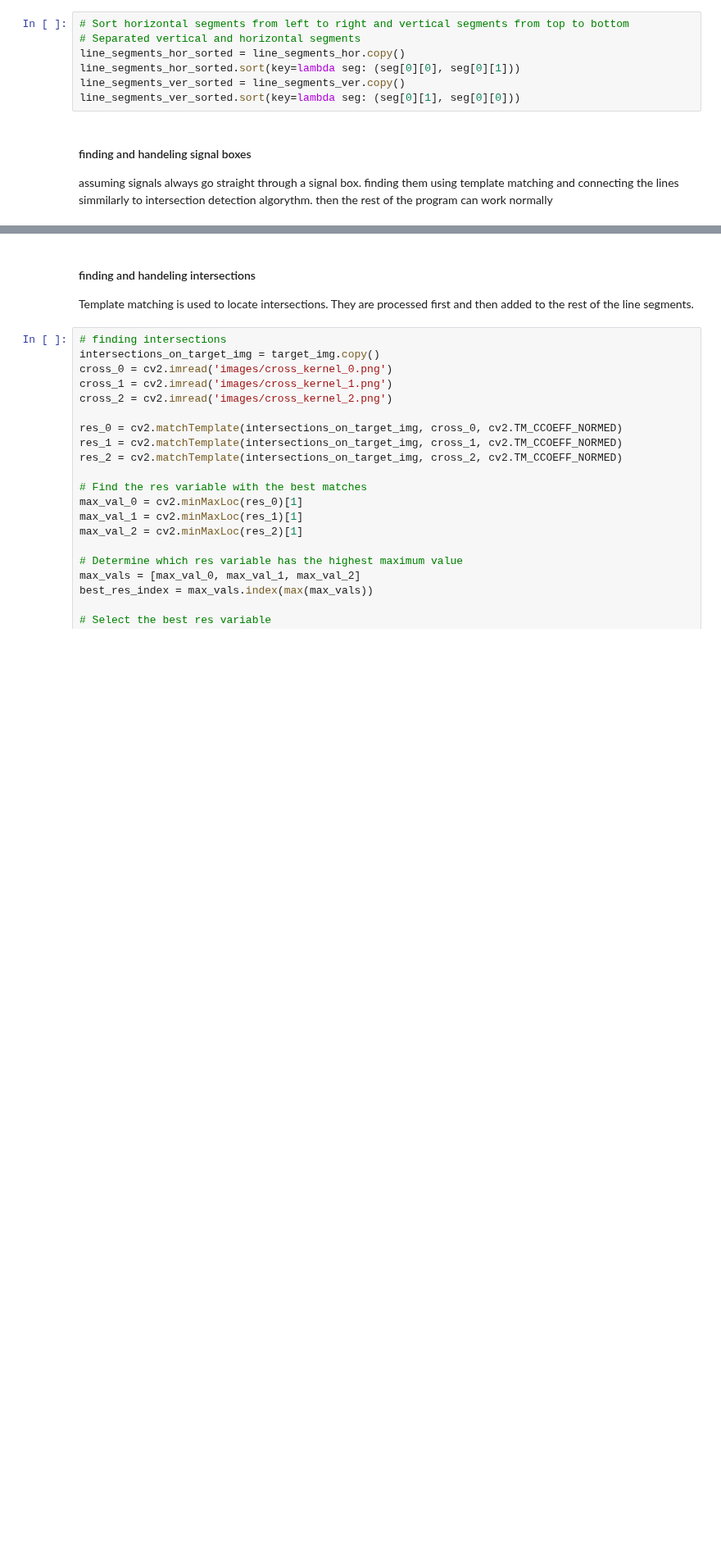
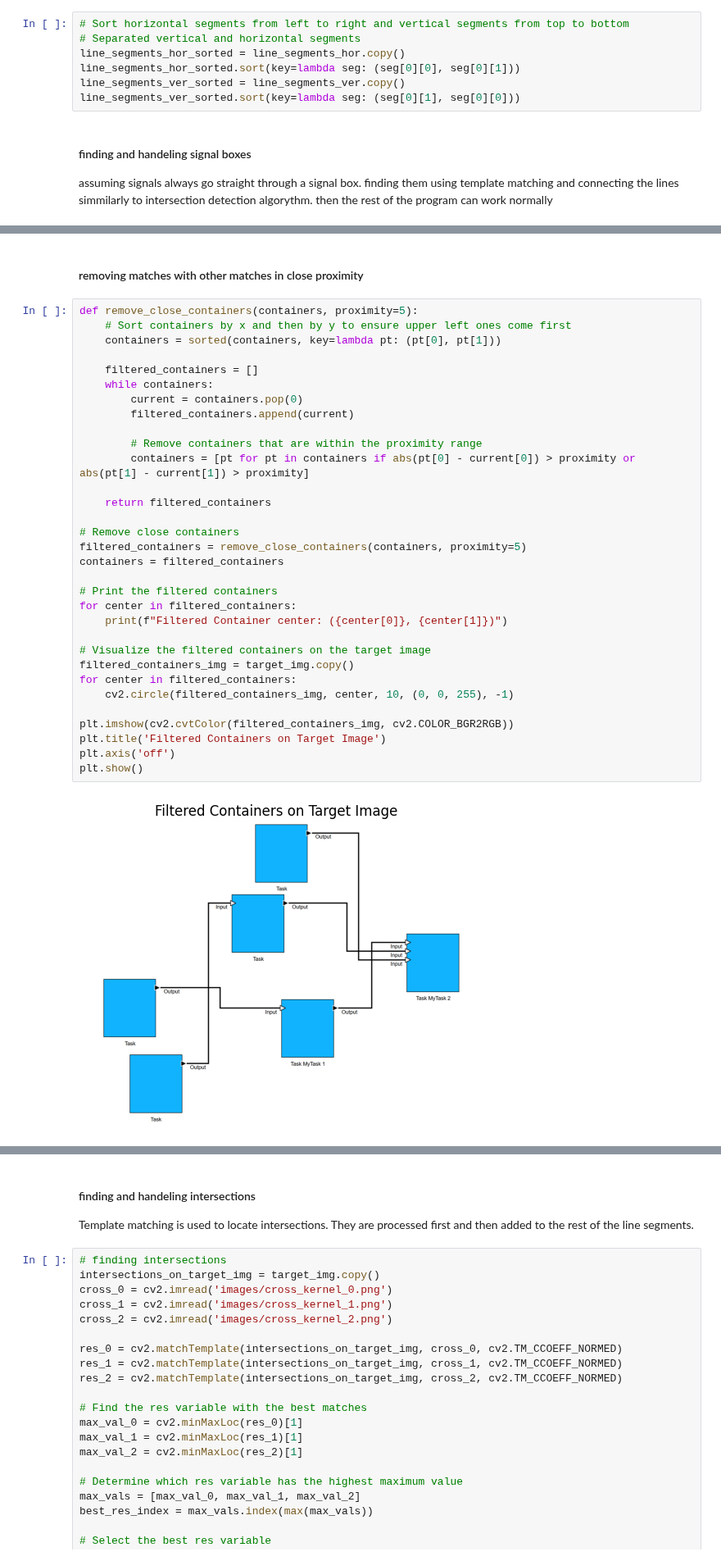
Before and after one commit to franzbanz/computervision, a Jupyter notebook: edge_detection_generalized copy.ipynb, the cells around one changed output, grey strips where cells are left out. Shown at 82% size. Drawn from its saved outputs; the diff is of its cells as text; blank space fills up the shorter version.

```diff
--- a/edge_detection_generalized copy.ipynb
+++ b/edge_detection_generalized copy.ipynb
@@ -500,0 +488,36 @@ Template matching result shape (combined): (1029, 1803)
+# %% [markdown]
+#### removing matches with other matches in close proximity
+# %%
+def remove_close_containers(containers, proximity=5):
+    # Sort containers by x and then by y to ensure upper left ones come first
+    containers = sorted(containers, key=lambda pt: (pt[0], pt[1]))
+
+    filtered_containers = []
+    while containers:
+        current = containers.pop(0)
+        filtered_containers.append(current)
+
+        # Remove containers that are within the proximity range
+        containers = [pt for pt in containers if abs(pt[0] - current[0]) > proximity or abs(pt[1] - current[1]) > proximity]
+
+    return filtered_containers
+
+# Remove close containers
+filtered_containers = remove_close_containers(containers, proximity=5)
+containers = filtered_containers
+
+# Print the filtered containers
+for center in filtered_containers:
+    print(f"Filtered Container center: ({center[0]}, {center[1]})")
+
+# Visualize the filtered containers on the target image
+filtered_containers_img = target_img.copy()
+for center in filtered_containers:
+    cv2.circle(filtered_containers_img, center, 10, (0, 0, 255), -1)
+
+plt.imshow(cv2.cvtColor(filtered_containers_img, cv2.COLOR_BGR2RGB))
+plt.title('Filtered Containers on Target Image')
+plt.axis('off')
+plt.show()
+# %% [output]
+[figure, added]
```
Also changed, not shown: parts of 19 cells of this notebook, 2 other files.
